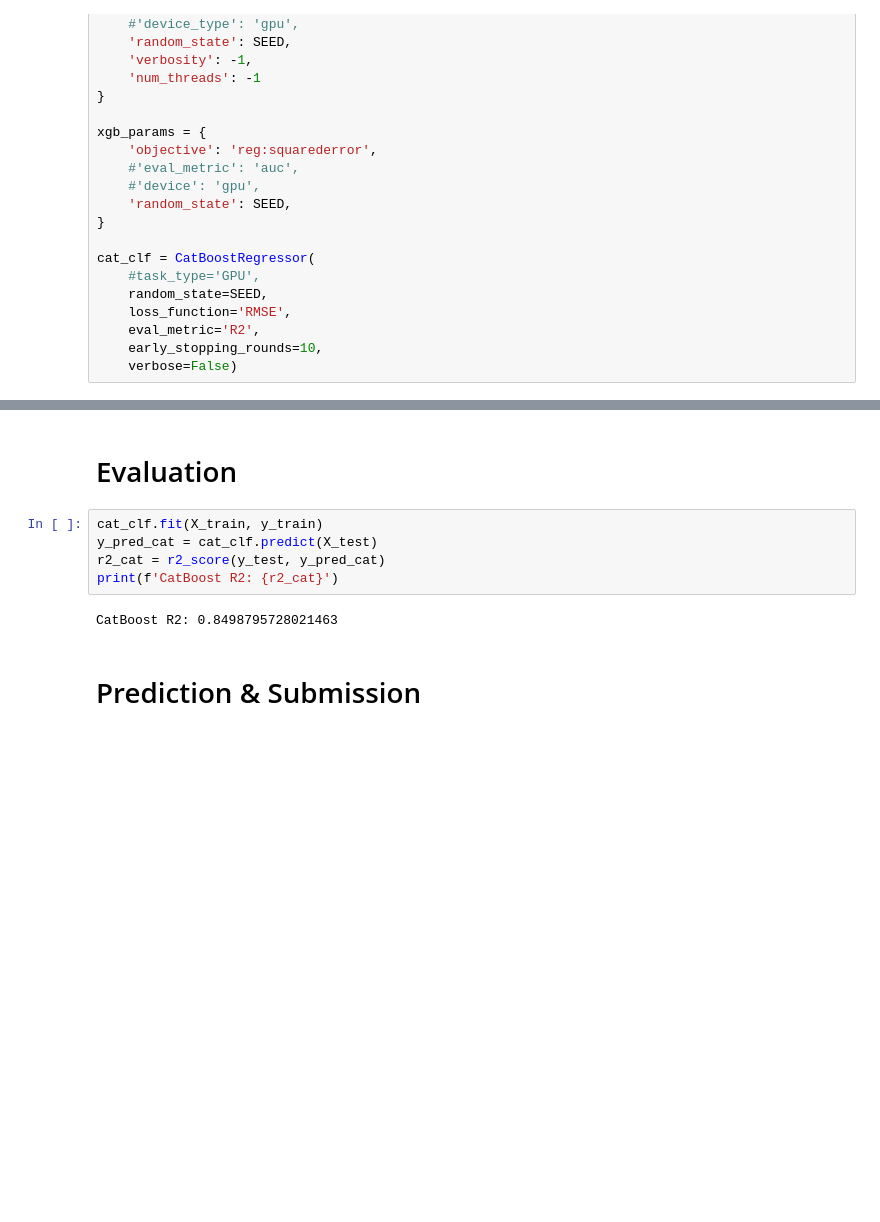
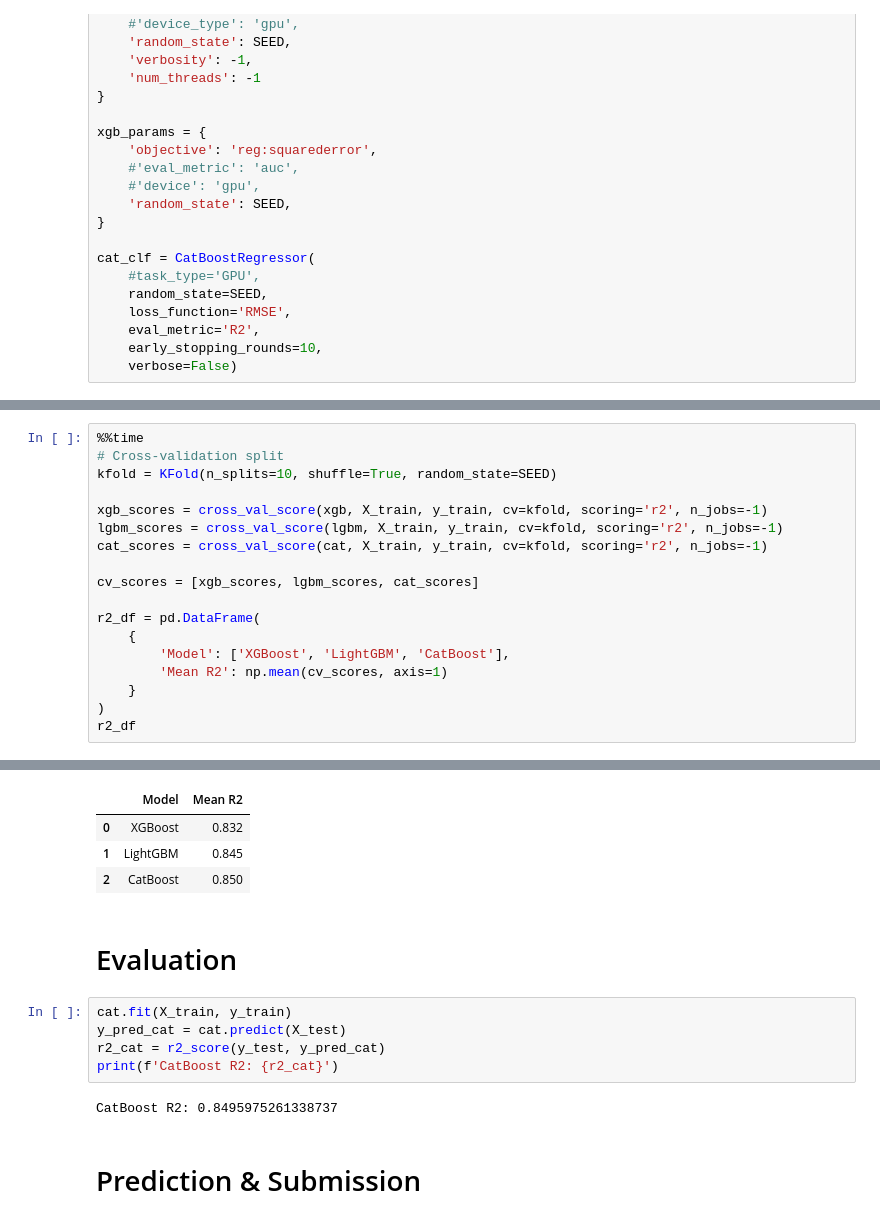
Before and after one commit to raydiwill/Flood-Prediction-KaggleC, a Jupyter notebook: model.ipynb, the cells around one changed output, grey strips where cells are left out. Saved outputs shown, nothing was run; the diff lists cells and outputs as text; blank space fills up the shorter version.

```diff
--- a/model.ipynb
+++ b/model.ipynb
@@ -394,0 +545,19 @@ Wall time: 4min 54s
+# %%
+%%time
+# Cross-validation split
+kfold = KFold(n_splits=10, shuffle=True, random_state=SEED)
+
+xgb_scores = cross_val_score(xgb, X_train, y_train, cv=kfold, scoring='r2', n_jobs=-1)
+lgbm_scores = cross_val_score(lgbm, X_train, y_train, cv=kfold, scoring='r2', n_jobs=-1)
+cat_scores = cross_val_score(cat, X_train, y_train, cv=kfold, scoring='r2', n_jobs=-1)
+
+cv_scores = [xgb_scores, lgbm_scores, cat_scores]
+
+r2_df = pd.DataFrame(
+    {
+        'Model': ['XGBoost', 'LightGBM', 'CatBoost'],
+        'Mean R2': np.mean(cv_scores, axis=1)
+    }
+)
+r2_df
+# %% [output]
@@ -395,12 +566,16 @@ Wall time: 4min 54s
+|  | Model | Mean R2 |
+| 0 | XGBoost | 0.832 |
+| 1 | LightGBM | 0.845 |
+| 2 | CatBoost | 0.850 |
 # %% [markdown]
 # Evaluation
 # %%
-cat_clf.fit(X_train, y_train)
-y_pred_cat = cat_clf.predict(X_test)
+cat.fit(X_train, y_train)
+y_pred_cat = cat.predict(X_test)
 r2_cat = r2_score(y_test, y_pred_cat)
 print(f'CatBoost R2: {r2_cat}')
 # %% [output]
-CatBoost R2: 0.8498795728021463
+CatBoost R2: 0.8495975261338737
 # %% [markdown]
 # Prediction & Submission
 # %%
```
Also changed, not shown: parts of 10 cells of this notebook, 1 other file.
